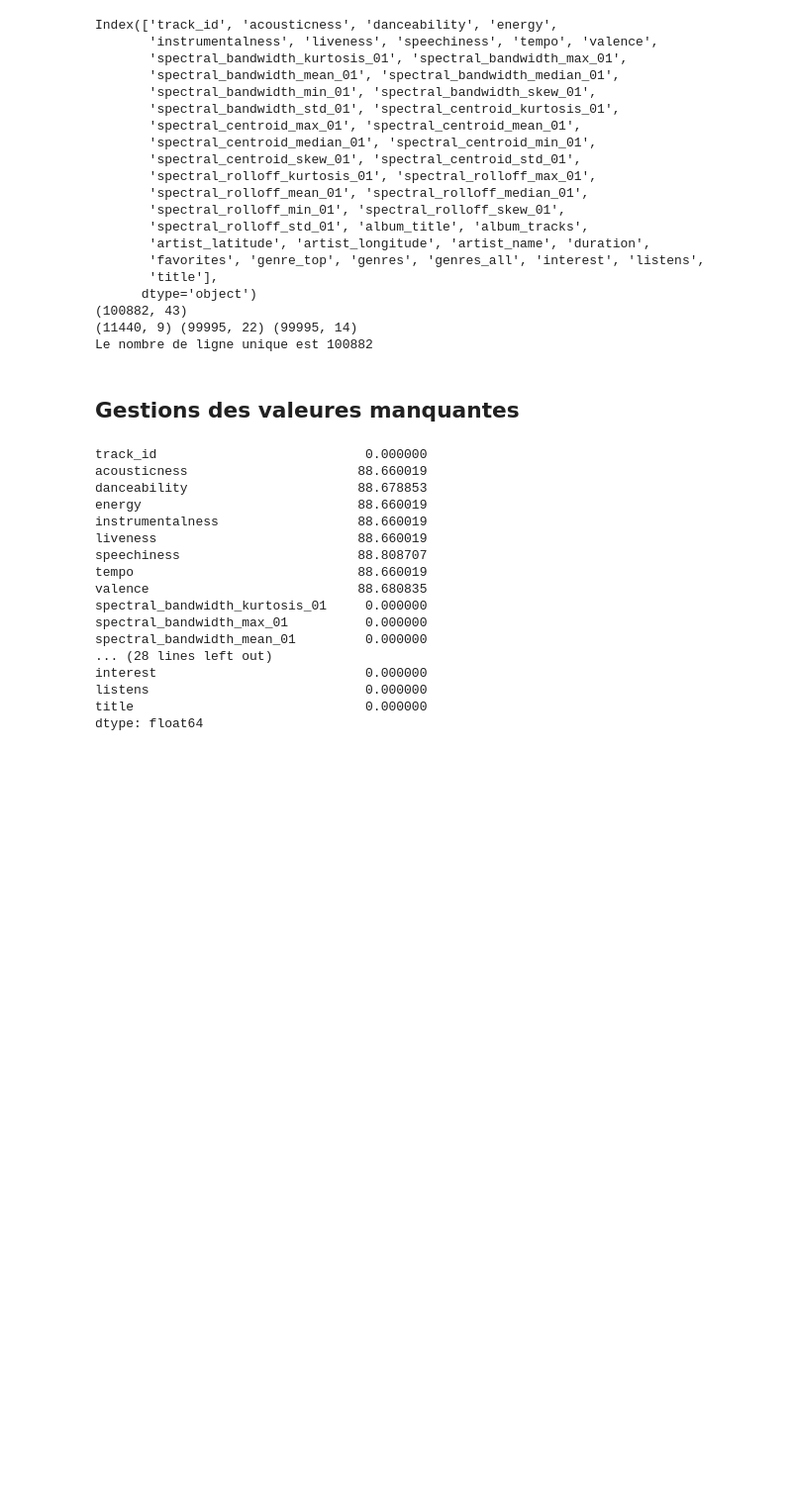
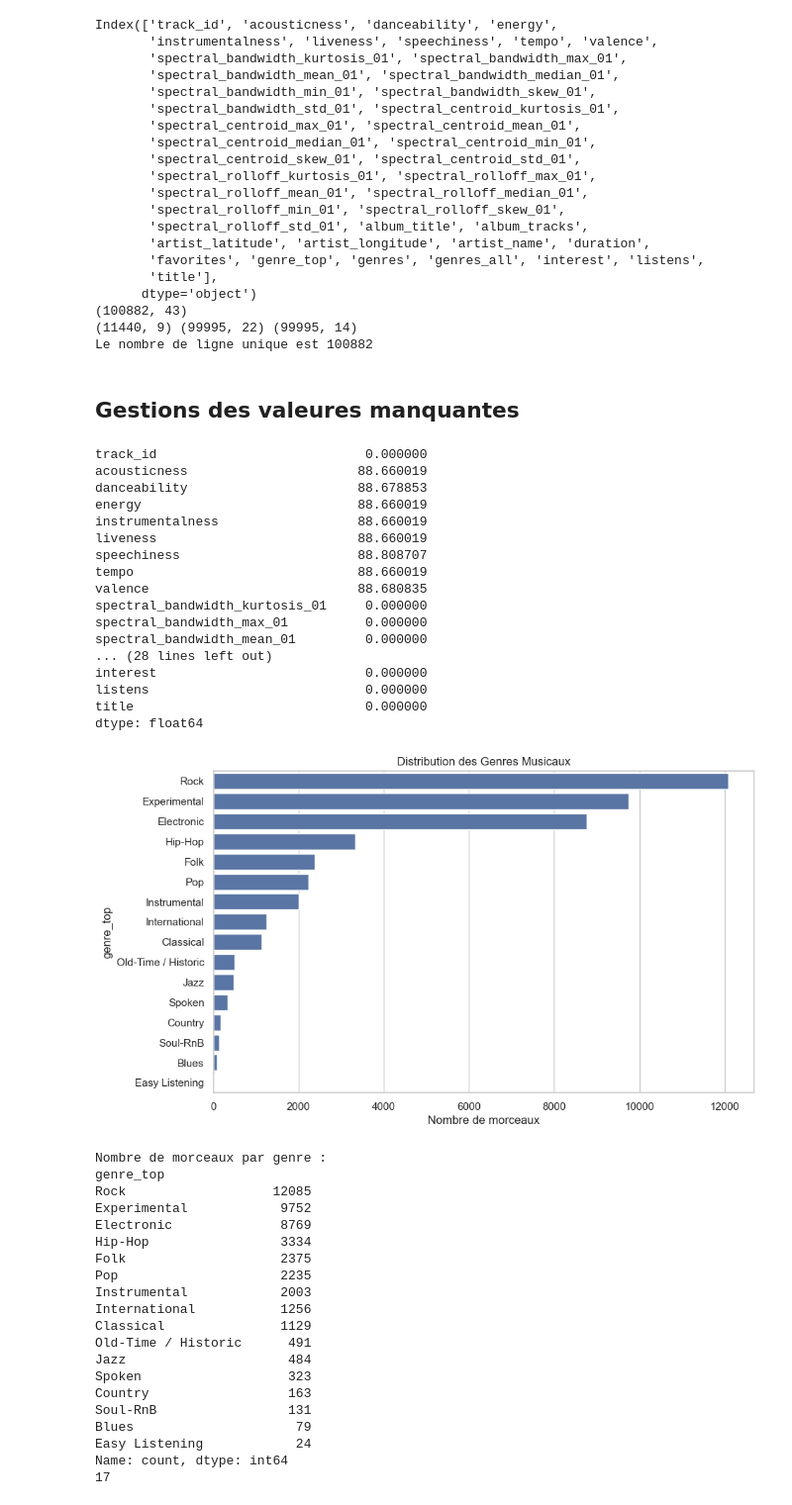
Before and after one commit to cyrilsaadd/supervised-learning-challenge, a Jupyter notebook: opener.ipynb, the cells around one changed output. Shown at 99% size. Drawn from its saved outputs; the diff is of its cells as text; code cells hidden in the pictures; blank space fills up the shorter version.

```diff
--- a/opener.ipynb
+++ b/opener.ipynb
@@ -84,3 +87,40 @@ interest                           0.000000
 listens                            0.000000
 title                              0.000000
 dtype: float64
+# %%
+# Filtrage des genres les plus fréquents
+sns.set_theme(style="whitegrid")
+
+plt.figure(figsize=(10, 6))
+# Création du graphique en barres
+sns.countplot(y='genre_top', data=track_metadata, order=track_metadata['genre_top'].value_counts().index)
+plt.title("Distribution des Genres Musicaux")
+plt.xlabel("Nombre de morceaux")
+plt.show()
+
+# Affichage des chiffres exacts
+print("Nombre de morceaux par genre :")
+print(track_metadata['genre_top'].value_counts())
+print(track_metadata['genre_top'].unique().__len__())
+# %% [output]
+[figure, added]
+Nombre de morceaux par genre :
+genre_top
+Rock                   12085
+Experimental            9752
+Electronic              8769
+Hip-Hop                 3334
+Folk                    2375
+Pop                     2235
+Instrumental            2003
+International           1256
+Classical               1129
+Old-Time / Historic      491
+Jazz                     484
+Spoken                   323
+Country                  163
+Soul-RnB                 131
+Blues                     79
+Easy Listening            24
+Name: count, dtype: int64
+17
```
Also changed, not shown: parts of 1 cell of this notebook.
